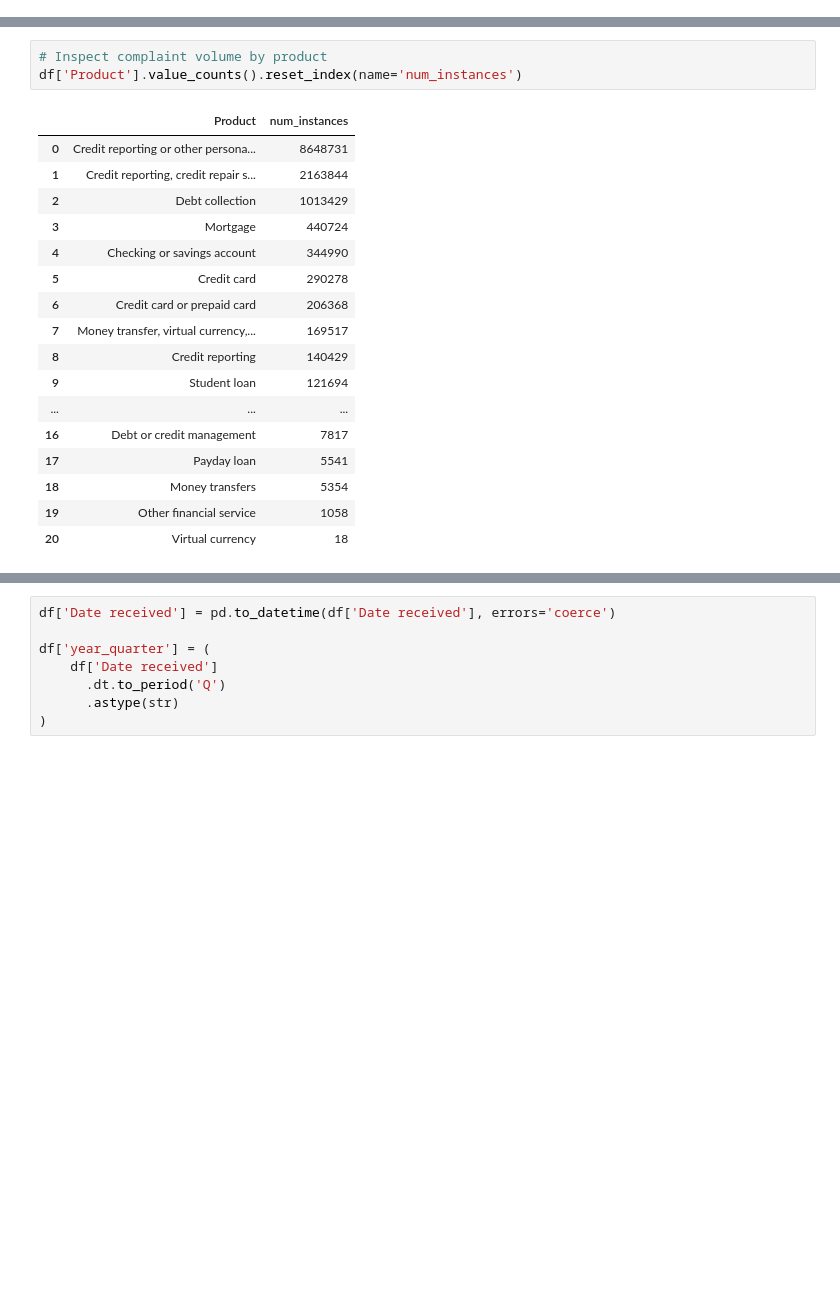
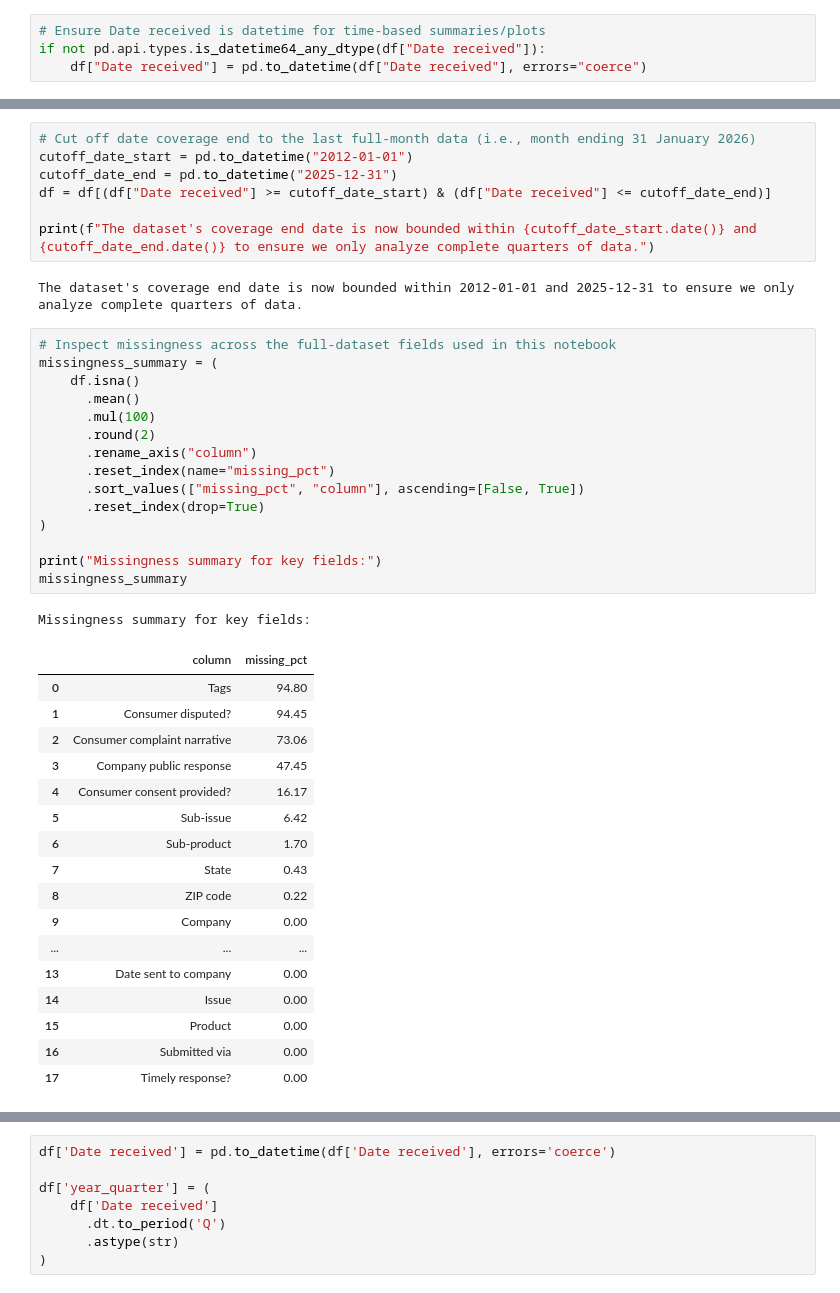
Before and after one commit to kazishahid-ds/CFPB-complaints-analysis, a Jupyter notebook: archived/notebooks/2026-04-02/01_cfpb_loading_preprocessing_feature_engr.ipynb, the cells around one changed output, grey strips where cells are left out. Cells and saved outputs as stored; diff of their text form; blank space fills up the shorter version.

```diff
--- a/notebooks/01_cfpb_loading_preprocessing_feature_engr.ipynb
+++ b/archived/notebooks/2026-04-02/01_cfpb_loading_preprocessing_feature_engr.ipynb
@@ -37 +113,5 @@ df.head()
+# %%
+# Ensure Date received is datetime for time-based summaries/plots
+if not pd.api.types.is_datetime64_any_dtype(df["Date received"]):
+    df["Date received"] = pd.to_datetime(df["Date received"], errors="coerce")
 # %%
@@ -42,22 +160,44 @@ print(f"{len(df):,}")
+# %%
+# Cut off date coverage end to the last full-month data (i.e., month ending 31 January 2026)
+cutoff_date_start = pd.to_datetime("2012-01-01")
+cutoff_date_end = pd.to_datetime("2025-12-31")
+df = df[(df["Date received"] >= cutoff_date_start) & (df["Date received"] <= cutoff_date_end)]
+
+print(f"The dataset's coverage end date is now bounded within {cutoff_date_start.date()} and {cutoff_date_end.date()} to ensure we only analyze complete quarters of data.")
+# %% [output]
+The dataset's coverage end date is now bounded within 2012-01-01 and 2025-12-31 to ensure we only analyze complete quarters of data.
 # %%
-# Inspect complaint volume by product
-df['Product'].value_counts().reset_index(name='num_instances')
+# Inspect missingness across the full-dataset fields used in this notebook
+missingness_summary = (
+    df.isna()
+      .mean()
+      .mul(100)
+      .round(2)
+      .rename_axis("column")
+      .reset_index(name="missing_pct")
+      .sort_values(["missing_pct", "column"], ascending=[False, True])
+      .reset_index(drop=True)
+)
+
+print("Missingness summary for key fields:")
+missingness_summary
 # %% [output]
+Missingness summary for key fields:
-|  | Product | num_instances |
-| 0 | Credit reporting or other persona... | 8648731 |
-| 1 | Credit reporting, credit repair s... | 2163844 |
-| 2 | Debt collection | 1013429 |
-| 3 | Mortgage | 440724 |
-| 4 | Checking or savings account | 344990 |
-| 5 | Credit card | 290278 |
-| 6 | Credit card or prepaid card | 206368 |
-| 7 | Money transfer, virtual currency,... | 169517 |
-| 8 | Credit reporting | 140429 |
-| 9 | Student loan | 121694 |
+|  | column | missing_pct |
+| 0 | Tags | 94.80 |
+| 1 | Consumer disputed? | 94.45 |
+| 2 | Consumer complaint narrative | 73.06 |
+| 3 | Company public response | 47.45 |
+| 4 | Consumer consent provided? | 16.17 |
+| 5 | Sub-issue | 6.42 |
+| 6 | Sub-product | 1.70 |
+| 7 | State | 0.43 |
+| 8 | ZIP code | 0.22 |
+| 9 | Company | 0.00 |
 | ... | ... | ... |
-| 16 | Debt or credit management | 7817 |
-| 17 | Payday loan | 5541 |
-| 18 | Money transfers | 5354 |
-| 19 | Other financial service | 1058 |
-| 20 | Virtual currency | 18 |
+| 13 | Date sent to company | 0.00 |
+| 14 | Issue | 0.00 |
+| 15 | Product | 0.00 |
+| 16 | Submitted via | 0.00 |
+| 17 | Timely response? | 0.00 |
 # %%
```
Also changed, not shown: parts of 17 cells of this notebook, 15 other files.
